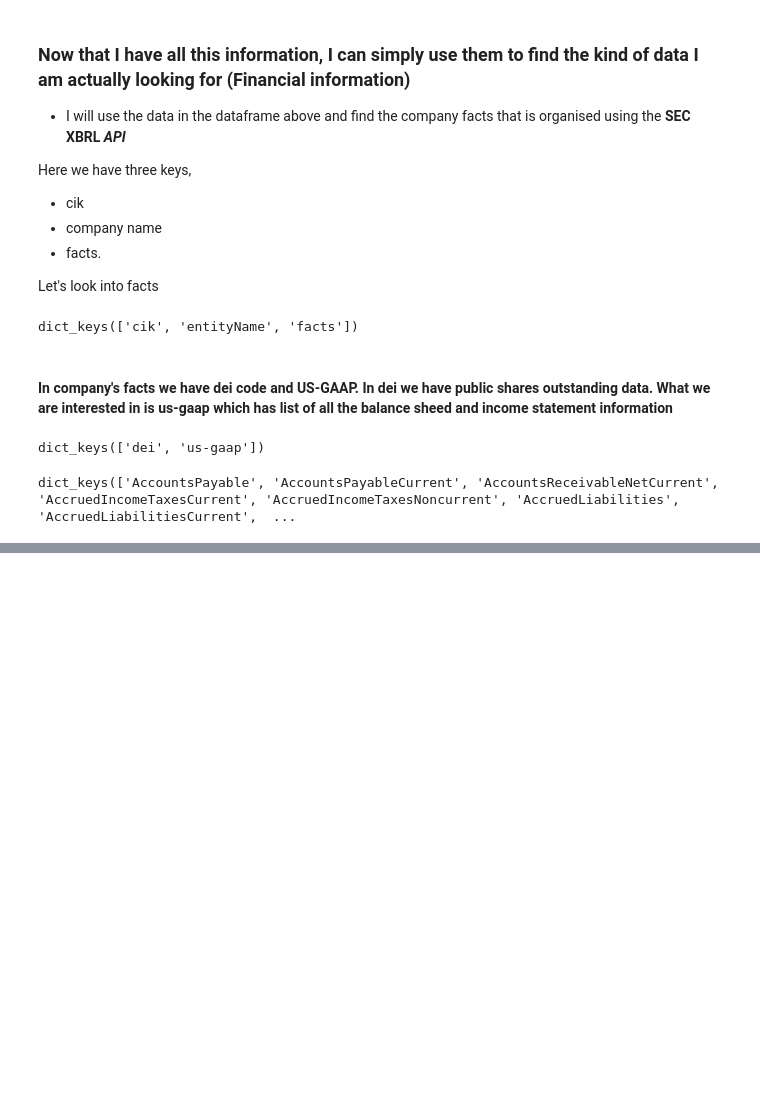
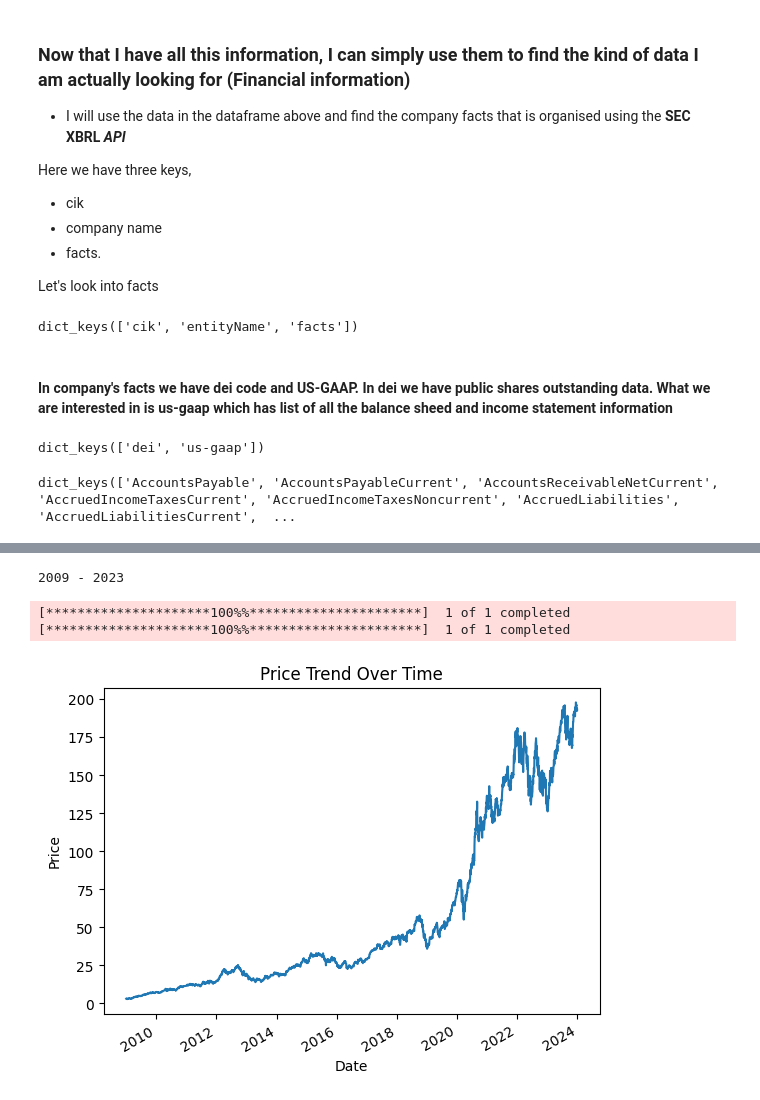
Before and after one commit to maseehfaizan/Project-Code, a Jupyter notebook: Master.ipynb, the cells around one changed output, grey strips where cells are left out. Drawn from its saved outputs; the diff is of its cells as text; code cells hidden in the pictures; blank space fills up the shorter version.

Commit message:
Finished downloading all the essential data

```diff
--- a/Master.ipynb
+++ b/Master.ipynb
@@ -52,7 +54,7 @@ ticker_df.head()
 ##### Moreover, I need to add leading zeros making the cik number a total of 10, as suggested in the documentation
 # %%
 # I need to find the cik code given the company ticker lets take AAPL as an example
-tic = 'MSFT'
+tic = 'AAPL'
 cik = ticker_df.loc[ticker_df['ticker'] == tic, 'cik'].iloc[0]
 print(cik)
 # %% [output]
@@ -277,0 +254,43 @@ balance
+# %%
+first = financials.columns[0].astype(int)
+last = financials.columns[-1].astype(int)
+print(last,'-',first)
+# %% [output]
+2009 - 2023
+# %%
+start=datetime.datetime(last,1,1)
+end=datetime.datetime(first,12,31)
+
+price = yf.download(tic,start,end)
+market = yf.download('^GSPC',start,end)
+
+price.reset_index(inplace=True)
+market.reset_index(inplace=True)
+
+price['Average'] = (price['High'] + price['Low']) / 2
+price = price[['Date','Average','Volume']]
+
+market['Average'] = (market['High'] + market['Low']) / 2
+market = market[['Date','Average','Volume']]
+
+# Convert 'date' to datetime
+price['Date'] = pd.to_datetime(price['Date'])
+# %% [output]
+[*********************100%%**********************]  1 of 1 completed
+[*********************100%%**********************]  1 of 1 completed
+# %%
+
+
+# Plot the data
+price['Average'].plot()
+
+
+# Label the axes
+plt.xlabel('Date')
+plt.ylabel('Price')
+plt.title('Price Trend Over Time')
+
+# Show the plot
+plt.show()
+# %% [output]
+[figure, added]
```
Also changed, not shown: parts of 20 cells of this notebook.
